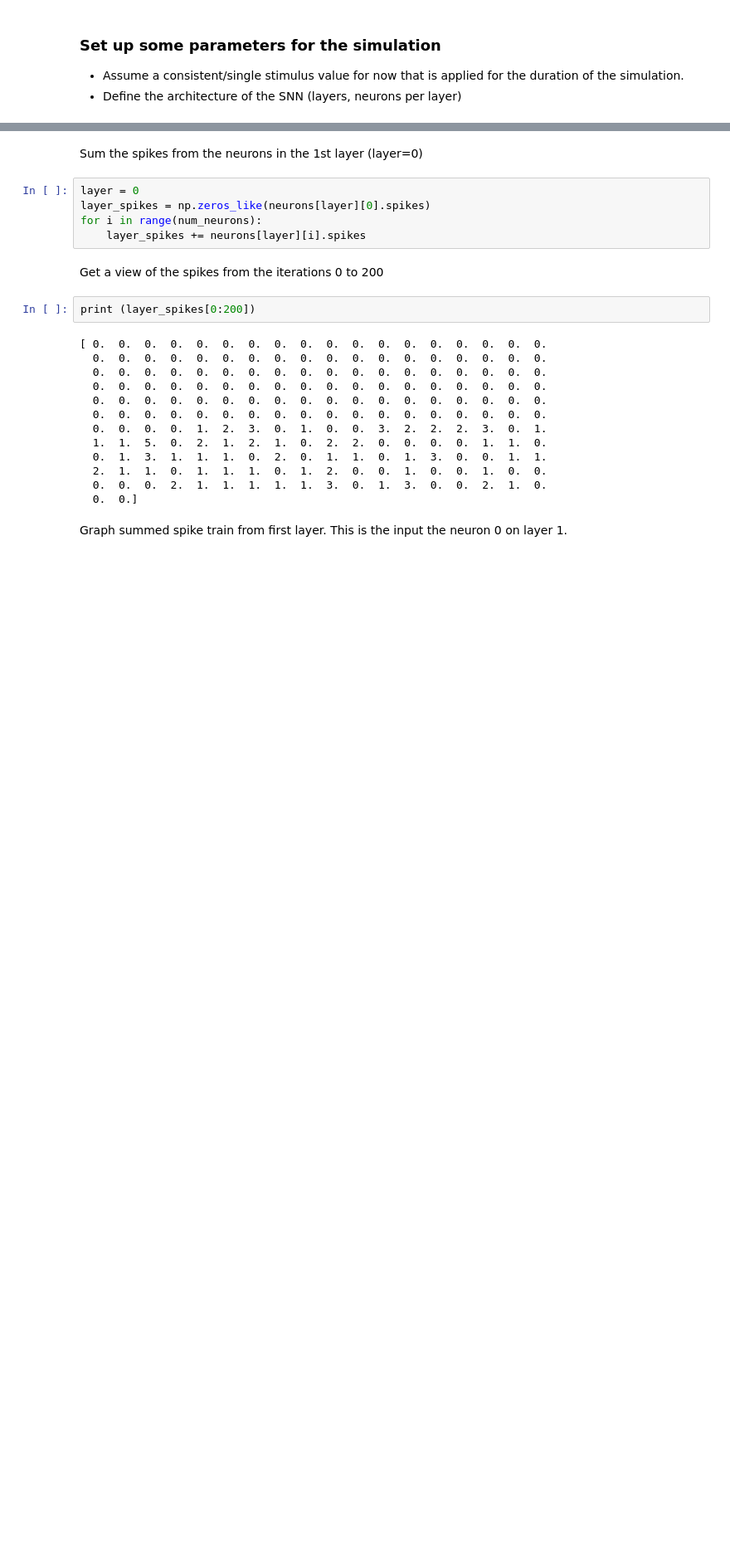
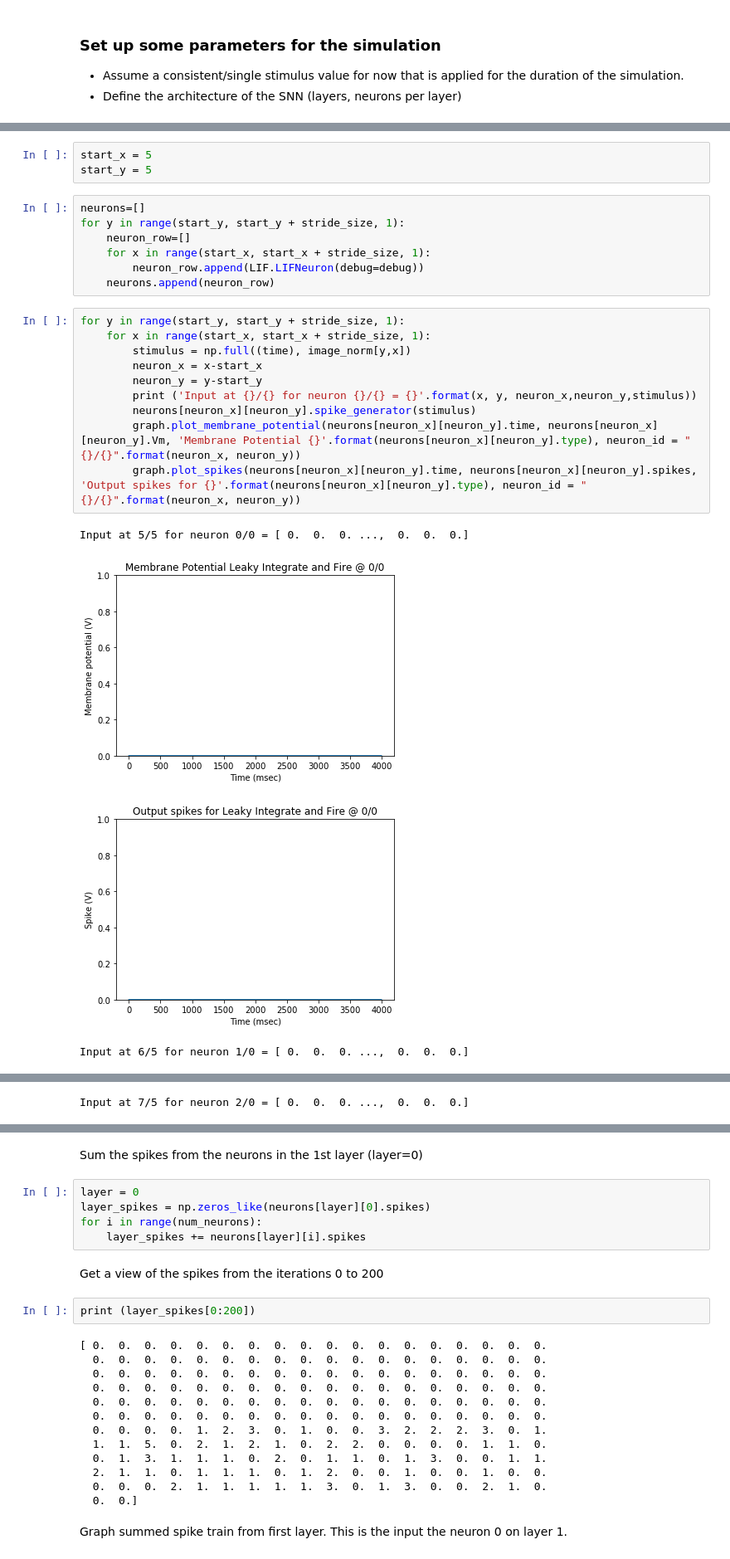
Before and after one commit to markstrefford/Spiking-Neural-Network, a Jupyter notebook: SNN_1.ipynb, the cells around one changed output, grey strips where cells are left out. Shown at 83% size. Cells and saved outputs as stored; diff of their text form; blank space fills up the shorter version.

```diff
--- a/SNN_1.ipynb
+++ b/SNN_1.ipynb
@@ -76,0 +134,25 @@ plot_spikes(neurons[0][0].time, neurons[0][0].spikes, 'Output spikes for {}'.for
+# %%
+start_x = 5
+start_y = 5
+# %%
+neurons=[]
+for y in range(start_y, start_y + stride_size, 1):
+    neuron_row=[]
+    for x in range(start_x, start_x + stride_size, 1):
+        neuron_row.append(LIF.LIFNeuron(debug=debug))
+    neurons.append(neuron_row)
+# %%
+for y in range(start_y, start_y + stride_size, 1):
+    for x in range(start_x, start_x + stride_size, 1):
+        stimulus = np.full((time), image_norm[y,x])
+        neuron_x = x-start_x
+        neuron_y = y-start_y
+        print ('Input at {}/{} for neuron {}/{} = {}'.format(x, y, neuron_x,neuron_y,stimulus))
+        neurons[neuron_x][neuron_y].spike_generator(stimulus)
+        graph.plot_membrane_potential(neurons[neuron_x][neuron_y].time, neurons[neuron_x][neuron_y].Vm, 'Membrane Potential {}'.format(neurons[neuron_x][neuron_y].type), neuron_id = "{}/{}".format(neuron_x, neuron_y))
+        graph.plot_spikes(neurons[neuron_x][neuron_y].time, neurons[neuron_x][neuron_y].spikes, 'Output spikes for {}'.format(neurons[neuron_x][neuron_y].type), neuron_id = "{}/{}".format(neuron_x, neuron_y))
+# %% [output]
+Input at 5/5 for neuron 0/0 = [ 0.  0.  0. ...,  0.  0.  0.]
+[figure, added]
+[figure, added]
+Input at 6/5 for neuron 1/0 = [ 0.  0.  0. ...,  0.  0.  0.]
@@ -76,0 +161 @@ plot_spikes(neurons[0][0].time, neurons[0][0].spikes, 'Output spikes for {}'.for
+Input at 7/5 for neuron 2/0 = [ 0.  0.  0. ...,  0.  0.  0.]
```
Also changed, not shown: parts of 21 cells of this notebook, 1 other file.
